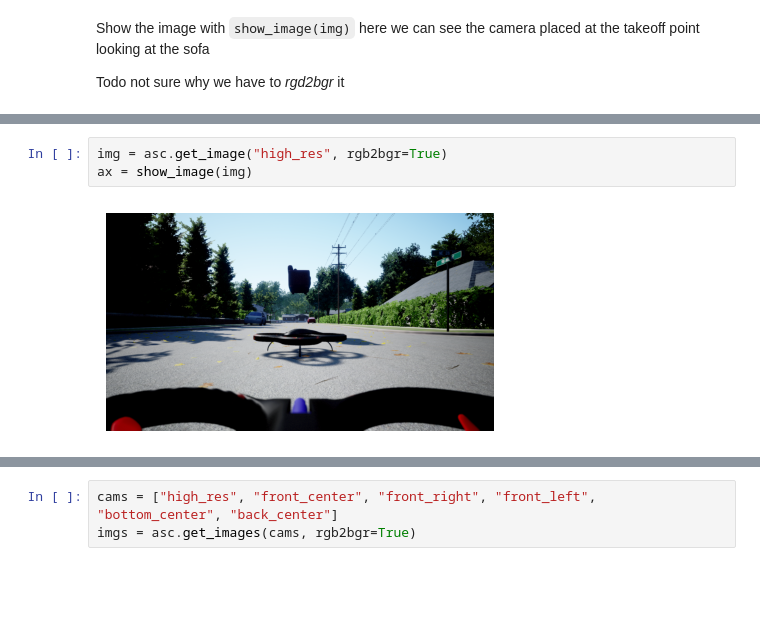
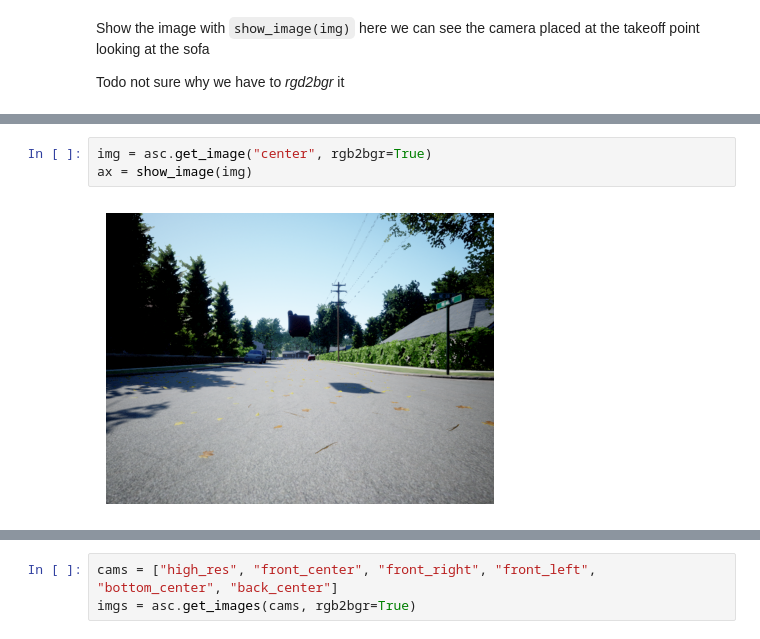
Before and after one commit to johnnewto/UAV, a Jupyter notebook: nbs/tutorials/airsim_walkthrough.ipynb, the cells around one changed output, grey strips where cells are left out. Saved outputs shown, nothing was run; the diff lists cells and outputs as text; blank space fills up the shorter version.

```diff
--- a/nbs/tutorials/airsim_walkthrough.ipynb
+++ b/nbs/tutorials/airsim_walkthrough.ipynb
@@ -193,7 +193,7 @@ ax = show_image(img)
 # %%
-img = asc.get_image("high_res", rgb2bgr=True)
+img = asc.get_image("center", rgb2bgr=True)
 ax = show_image(img)
 # %% [output]
-[figure, old version]
+[figure, new version]
 # %%
 show_doc(AirSimClient.get_images)
```
Also changed, not shown: parts of 9 cells of this notebook, 21 other files.
